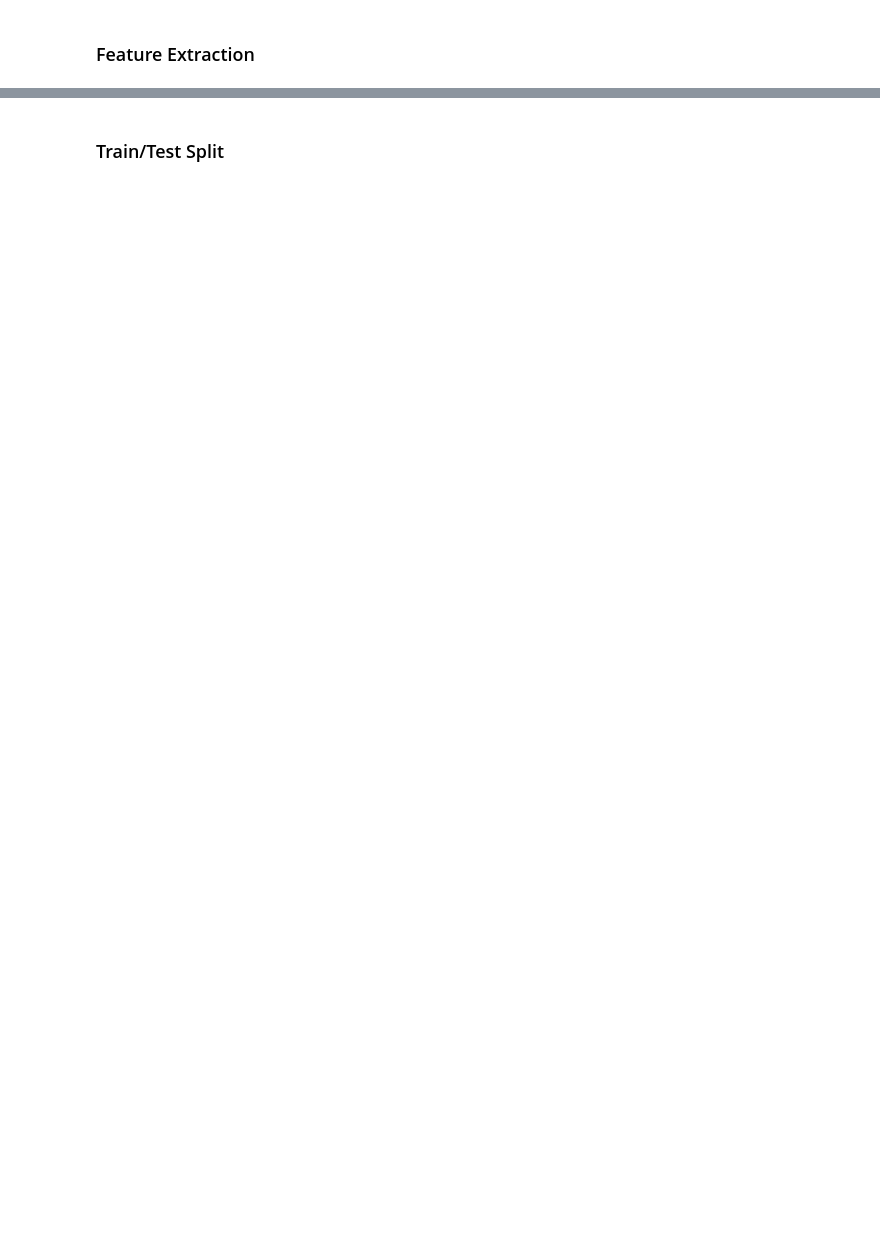
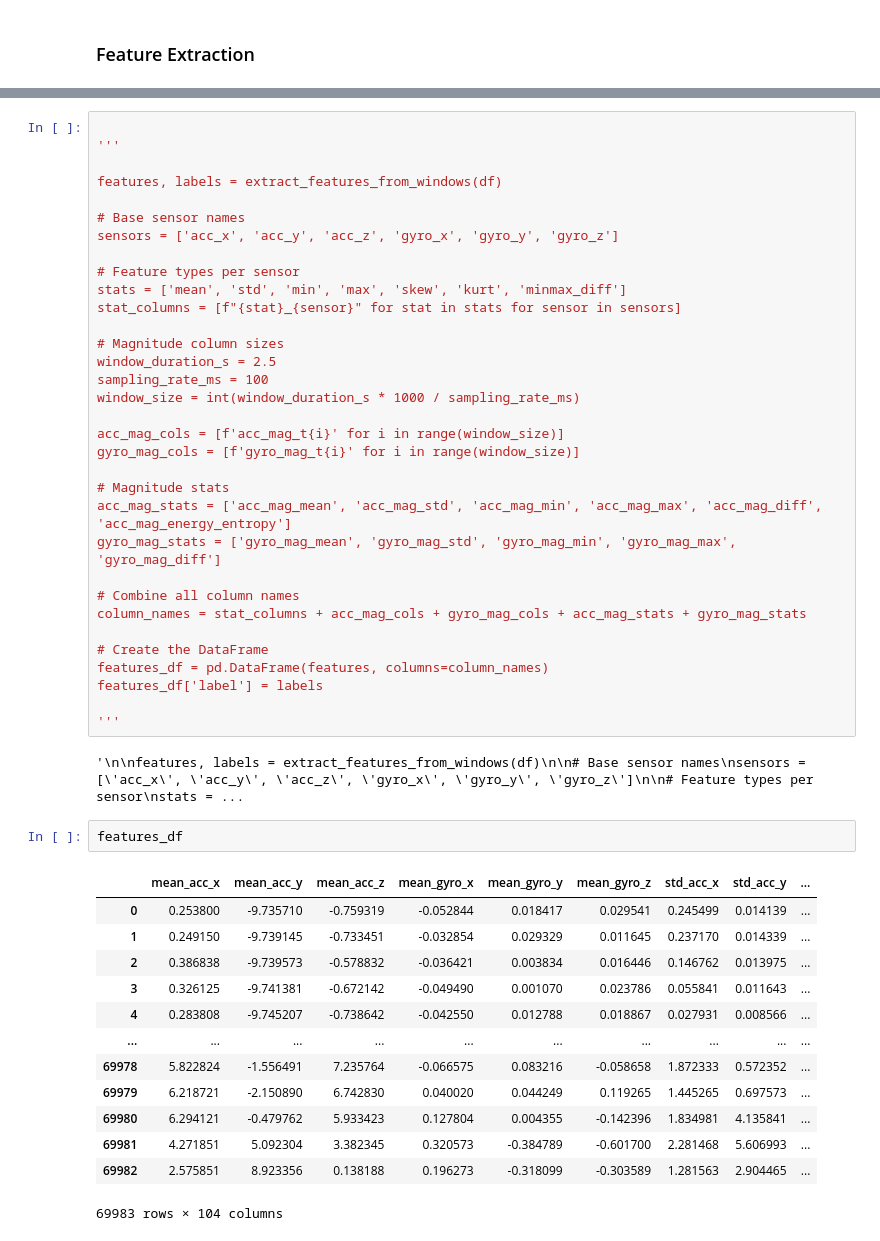
Before and after one commit to ronydebnath/ilab-group-12-1-fall-detection, a Jupyter notebook: notebooks/dataprep/pipelines.ipynb, the cells around one changed output, grey strips where cells are left out. Drawn from its saved outputs; the diff is of its cells as text; blank space fills up the shorter version.

```diff
--- a/notebooks/dataprep/pipelines.ipynb
+++ b/notebooks/dataprep/pipelines.ipynb
@@ -94,5 +184,54 @@ def extract_features_from_windows(df, window_duration_s=1, overlap=0.5, sampling
                 labels.append(label)
 
     return features, labels
-# %% [markdown]
-### Train/Test Split
+# %%
+
+'''
+
+features, labels = extract_features_from_windows(df)
+
+# Base sensor names
+sensors = ['acc_x', 'acc_y', 'acc_z', 'gyro_x', 'gyro_y', 'gyro_z']
+
+# Feature types per sensor
+stats = ['mean', 'std', 'min', 'max', 'skew', 'kurt', 'minmax_diff']
+stat_columns = [f"{stat}_{sensor}" for stat in stats for sensor in sensors]
+
+# Magnitude column sizes
+window_duration_s = 2.5
+sampling_rate_ms = 100
+window_size = int(window_duration_s * 1000 / sampling_rate_ms)
+
+acc_mag_cols = [f'acc_mag_t{i}' for i in range(window_size)]
+gyro_mag_cols = [f'gyro_mag_t{i}' for i in range(window_size)]
+
+# Magnitude stats
+acc_mag_stats = ['acc_mag_mean', 'acc_mag_std', 'acc_mag_min', 'acc_mag_max', 'acc_mag_diff', 'acc_mag_energy_entropy']
+gyro_mag_stats = ['gyro_mag_mean', 'gyro_mag_std', 'gyro_mag_min', 'gyro_mag_max', 'gyro_mag_diff']
+
+# Combine all column names
+column_names = stat_columns + acc_mag_cols + gyro_mag_cols + acc_mag_stats + gyro_mag_stats
+
+# Create the DataFrame
+features_df = pd.DataFrame(features, columns=column_names)
+features_df['label'] = labels
+
+'''
+# %% [output]
+'\n\nfeatures, labels = extract_features_from_windows(df)\n\n# Base sensor names\nsensors = [\'acc_x\', \'acc_y\', \'acc_z\', \'gyro_x\', \'gyro_y\', \'gyro_z\']\n\n# Feature types per sensor\nstats = ...
+# %%
+features_df
+# %% [output]
+|  | mean_acc_x | mean_acc_y | mean_acc_z | mean_gyro_x | mean_gyro_y | mean_gyro_z | std_acc_x | std_acc_y | ... |
+| 0 | 0.253800 | -9.735710 | -0.759319 | -0.052844 | 0.018417 | 0.029541 | 0.245499 | 0.014139 | ... |
+| 1 | 0.249150 | -9.739145 | -0.733451 | -0.032854 | 0.029329 | 0.011645 | 0.237170 | 0.014339 | ... |
+| 2 | 0.386838 | -9.739573 | -0.578832 | -0.036421 | 0.003834 | 0.016446 | 0.146762 | 0.013975 | ... |
+| 3 | 0.326125 | -9.741381 | -0.672142 | -0.049490 | 0.001070 | 0.023786 | 0.055841 | 0.011643 | ... |
+| 4 | 0.283808 | -9.745207 | -0.738642 | -0.042550 | 0.012788 | 0.018867 | 0.027931 | 0.008566 | ... |
+| ... | ... | ... | ... | ... | ... | ... | ... | ... | ... |
+| 69978 | 5.822824 | -1.556491 | 7.235764 | -0.066575 | 0.083216 | -0.058658 | 1.872333 | 0.572352 | ... |
+| 69979 | 6.218721 | -2.150890 | 6.742830 | 0.040020 | 0.044249 | 0.119265 | 1.445265 | 0.697573 | ... |
+| 69980 | 6.294121 | -0.479762 | 5.933423 | 0.127804 | 0.004355 | -0.142396 | 1.834981 | 4.135841 | ... |
+| 69981 | 4.271851 | 5.092304 | 3.382345 | 0.320573 | -0.384789 | -0.601700 | 2.281468 | 5.606993 | ... |
+| 69982 | 2.575851 | 8.923356 | 0.138188 | 0.196273 | -0.318099 | -0.303589 | 1.281563 | 2.904465 | ... |
+69983 rows × 104 columns
```
Also changed, not shown: parts of 20 cells of this notebook.
